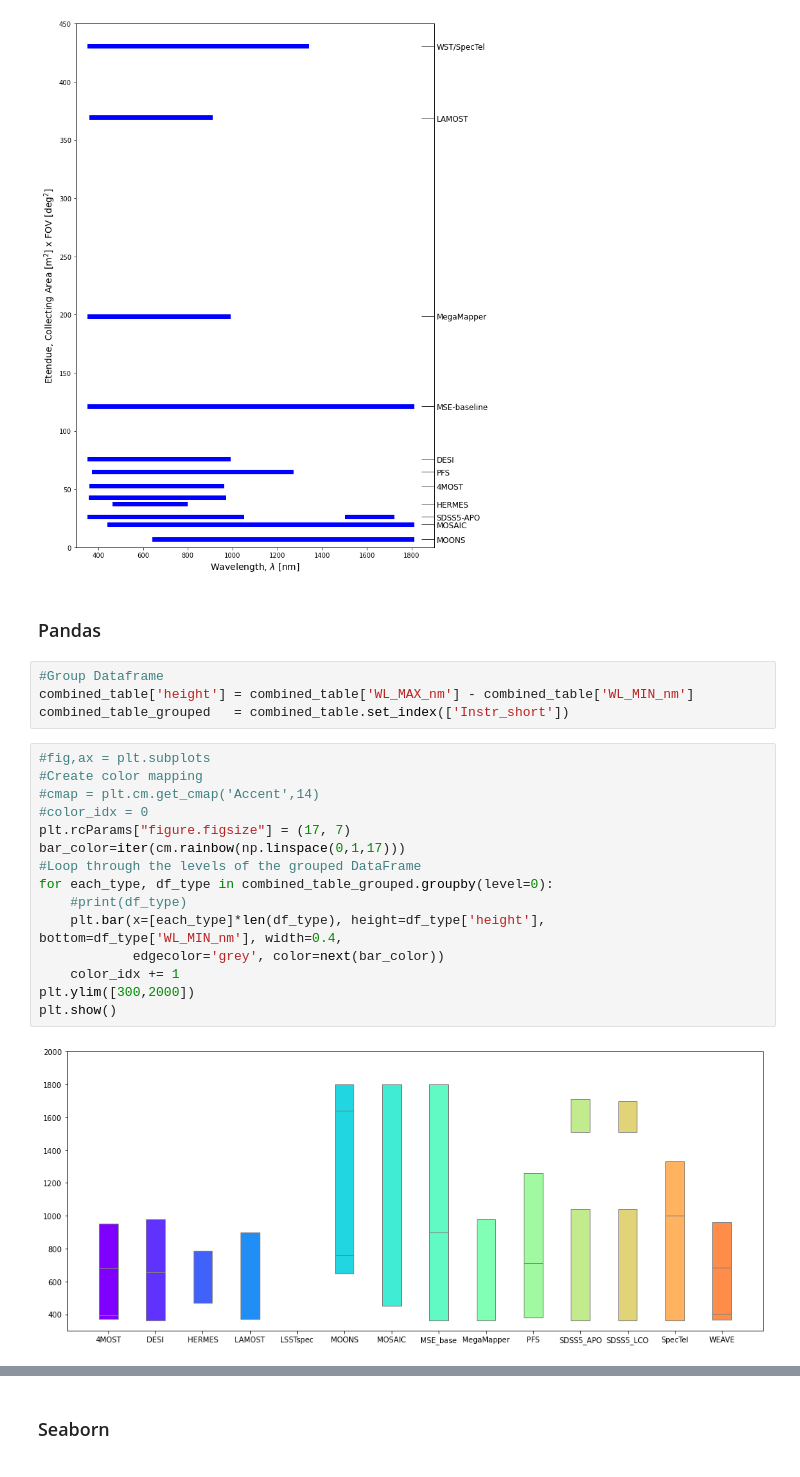
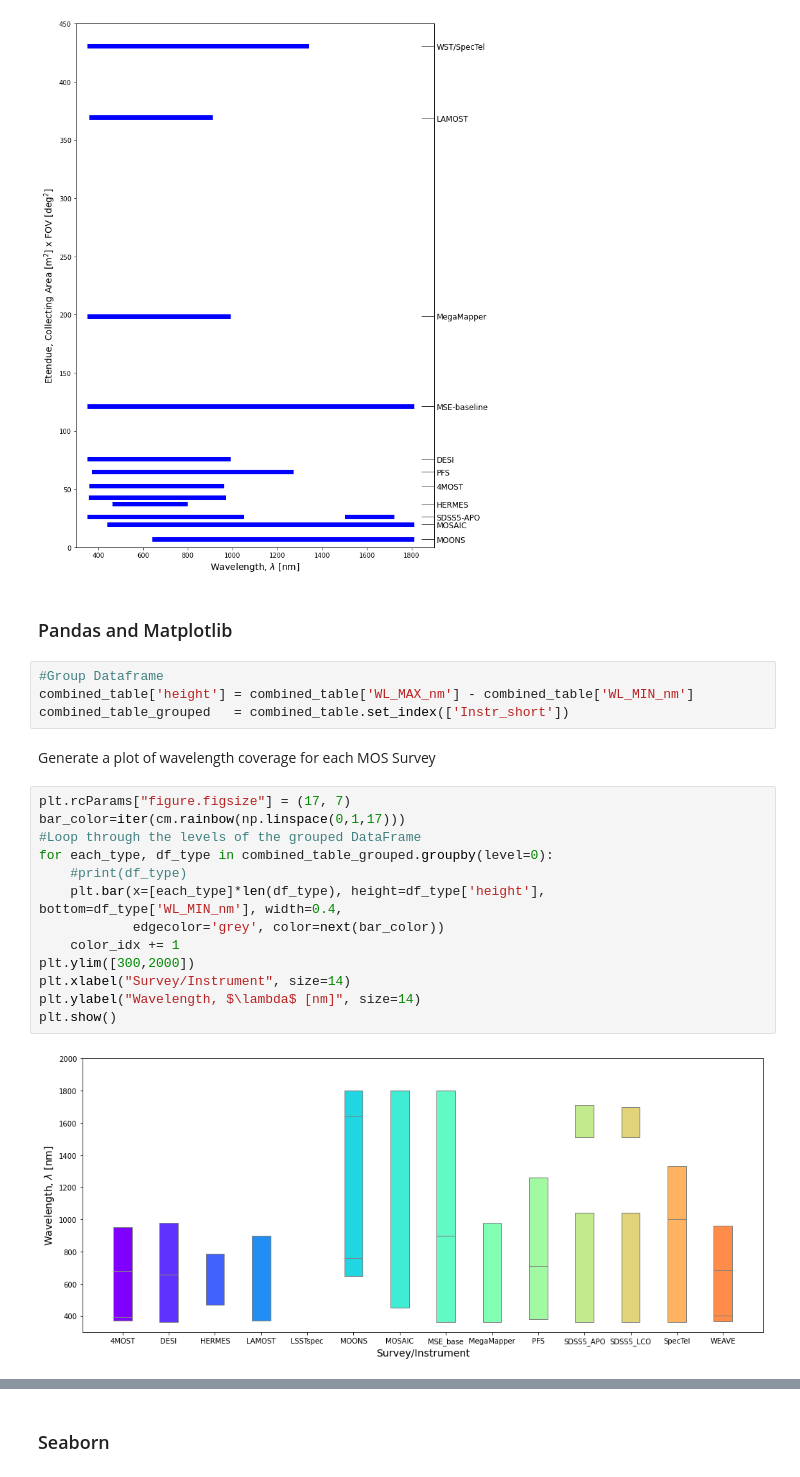
Before and after one commit to jsobeck/MOS_Surveys_Overview, a Jupyter notebook: MOS_Surveys_Overview_Visualizations.ipynb, the cells around one changed output, grey strips where cells are left out. Cells and saved outputs as stored; diff of their text form.

```diff
--- a/MOS_Surveys_Overview_Visualizations.ipynb
+++ b/MOS_Surveys_Overview_Visualizations.ipynb
@@ -180,25 +180,25 @@ ax2.set_yticklabels(['MOONS','MOSAIC','SDSS5-APO','HERMES','4MOST','PFS','DESI',
 # %% [output]
 [figure]
 # %% [markdown]
-### Pandas
+### Pandas and Matplotlib
 # %%
 #Group Dataframe
 combined_table['height'] = combined_table['WL_MAX_nm'] - combined_table['WL_MIN_nm']
 combined_table_grouped   = combined_table.set_index(['Instr_short'])
+# %% [markdown]
+Generate a plot of wavelength coverage for each MOS Survey
 # %%
-#fig,ax = plt.subplots
-#Create color mapping
-#cmap = plt.cm.get_cmap('Accent',14)
-#color_idx = 0
 plt.rcParams["figure.figsize"] = (17, 7)
 bar_color=iter(cm.rainbow(np.linspace(0,1,17)))
 #Loop through the levels of the grouped DataFrame
 for each_type, df_type in combined_table_grouped.groupby(level=0):
     #print(df_type)
     plt.bar(x=[each_type]*len(df_type), height=df_type['height'], bottom=df_type['WL_MIN_nm'], width=0.4,
             edgecolor='grey', color=next(bar_color))
     color_idx += 1
 plt.ylim([300,2000])
+plt.xlabel("Survey/Instrument", size=14)
+plt.ylabel("Wavelength, $\lambda$ [nm]", size=14)
 plt.show()
 # %% [output]
-[figure, old version]
+[figure, new version]
```
Also changed, not shown: parts of 3 cells of this notebook.
